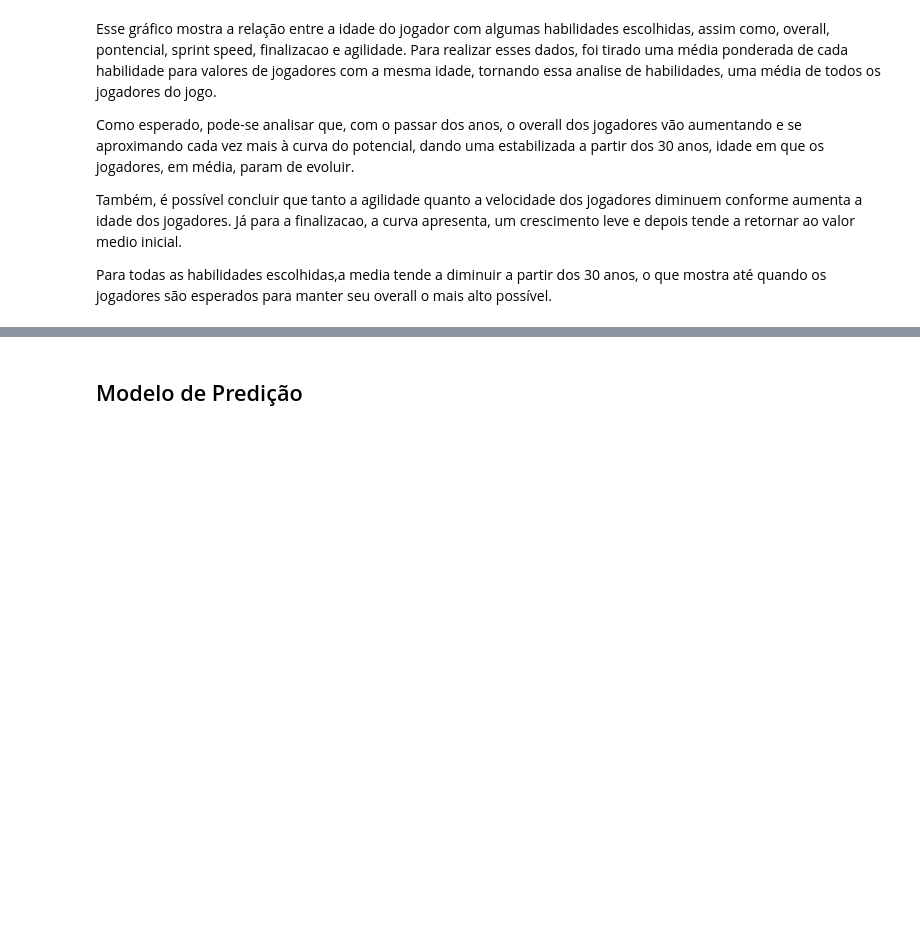
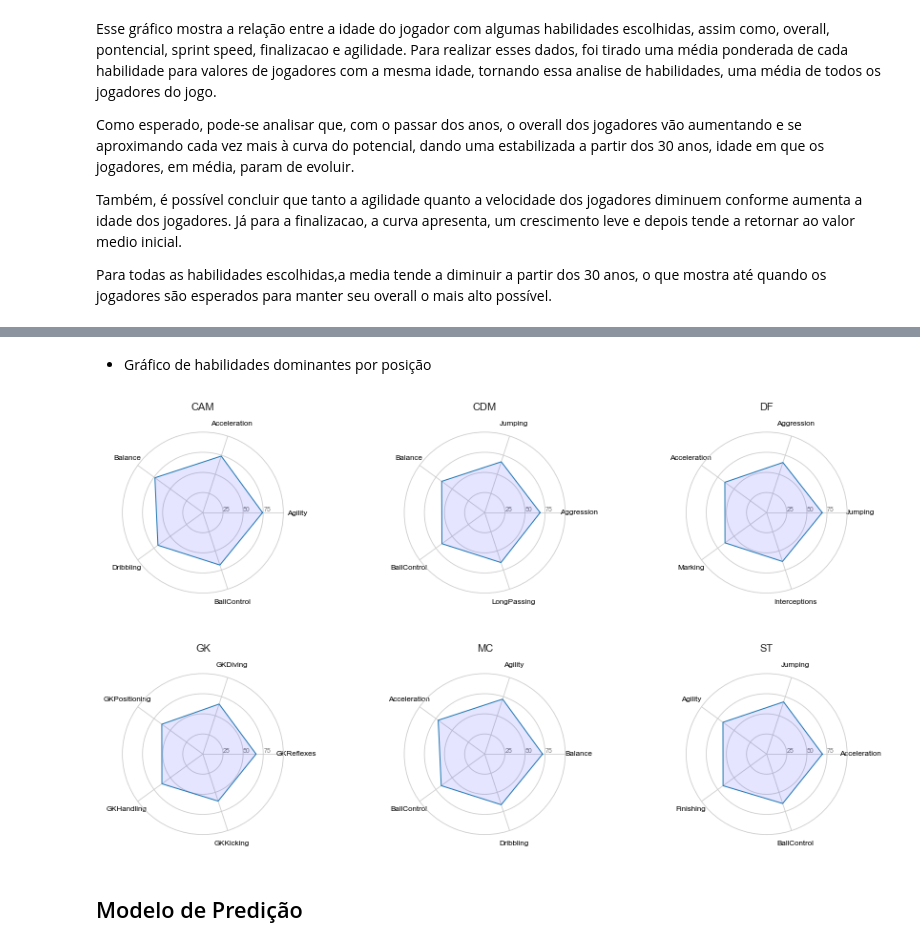
Before and after one commit to Thiagomp3/FIFA_Rating_P2, a Jupyter notebook: FIFA Rating Prediction.ipynb, the cells around one changed output, grey strips where cells are left out. Cells and saved outputs as stored; diff of their text form; code cells hidden in the pictures; blank space fills up the shorter version.

```diff
--- a/FIFA Rating Prediction.ipynb
+++ b/FIFA Rating Prediction.ipynb
@@ -182,3 +172,55 @@ fig.show()
+# %% [markdown]
+* Gráfico de habilidades dominantes por posição
+# %%
+#códgio retirado do site: https://www.kaggle.com/nitindatta/fifa-in-depth-analysis-with-linear-regression/notebook
+
+player_features = ('Acceleration', 'Aggression', 'Agility',
+    'Balance', 'BallControl', 'Composure',
+    'Crossing', 'Dribbling', 'FKAccuracy',
+    'Finishing', 'GKDiving', 'GKHandling',
+    'GKKicking', 'GKPositioning', 'GKReflexes',
+    'HeadingAccuracy', 'Interceptions', 'Jumping',
+    'LongPassing', 'LongShots', 'Marking', 'Penalties')
+
+from math import pi
+idx = 1
+plt.figure(figsize=(15,45))
+for position_name, features in df.groupby(df['Posição'])[player_features].mean().iterrows():
+    top_features = dict(features.nlargest(5))
+
+    #numero de variaveis
+    categories=top_features.keys()
+    N = len(categories)
+
+    # We are going to plot the first line of the data frame.
+    # But we need to repeat the first value to close the circular graph:
+    values = list(top_features.values())
+    values += values[:1]
+
+    #Definindo a angulação de cada eixo
+    angles = [n / float(N) * 2 * pi for n in range(N)]
+    angles += angles[:1]
+
+    #Plotando o gráfico
+    ax = plt.subplot(10, 3, idx, polar=True)
+
+    plt.xticks(angles[:-1], categories, color='black', size=8)
+
+    ax.set_rlabel_position(0)
+    plt.yticks([25,50,75], ["25","50","75"], color="grey", size=7)
+    plt.ylim(0,100)
+
+    plt.subplots_adjust(hspace = 0.5)
+
+    #Plot data
+    ax.plot(angles, values, linewidth=1, linestyle='solid')
+    #Fill area
+    ax.fill(angles, values, 'b', alpha=0.1)
+    plt.title(position_name, size=11, y=1.1)
+
+    idx += 1
+# %% [output]
+[figure, added]
 # %% [markdown]
 ## Modelo de Predição
 # %% [markdown]
```
Also changed, not shown: parts of 4 cells of this notebook.
